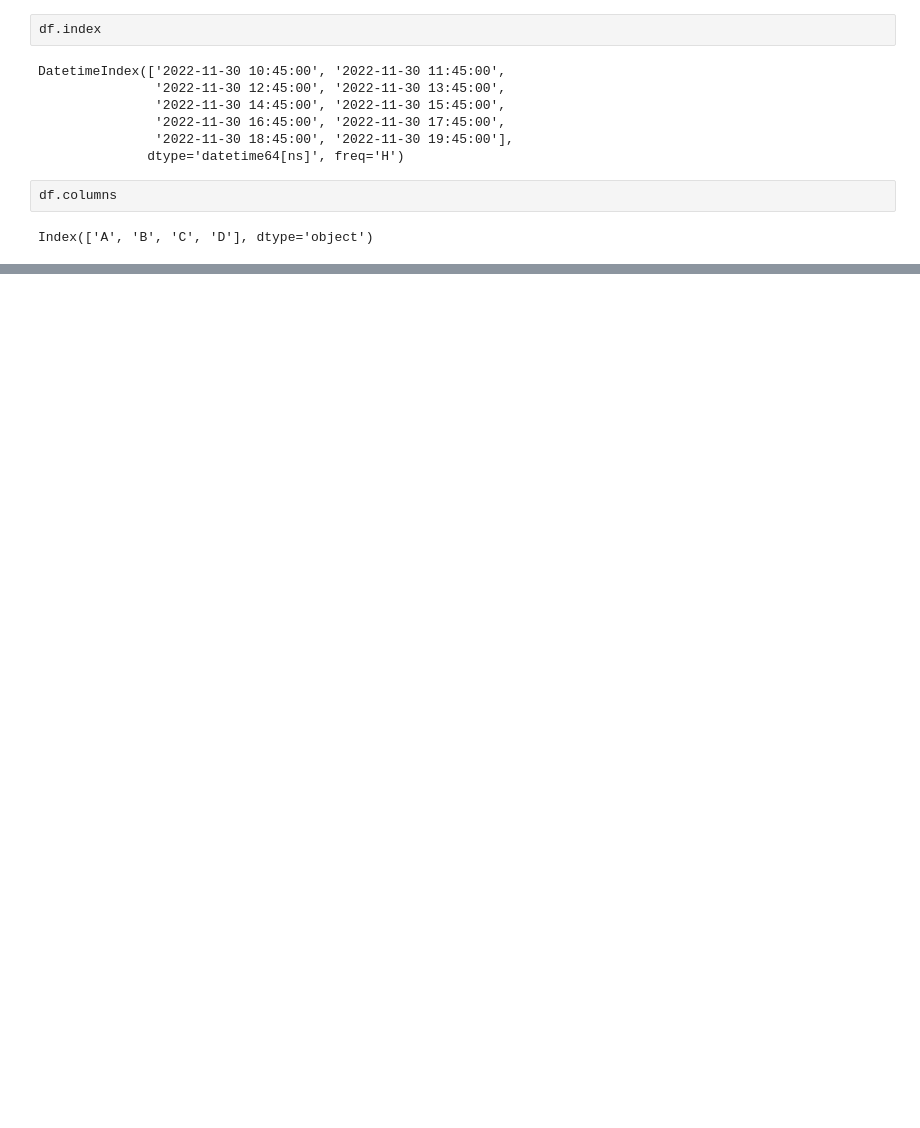
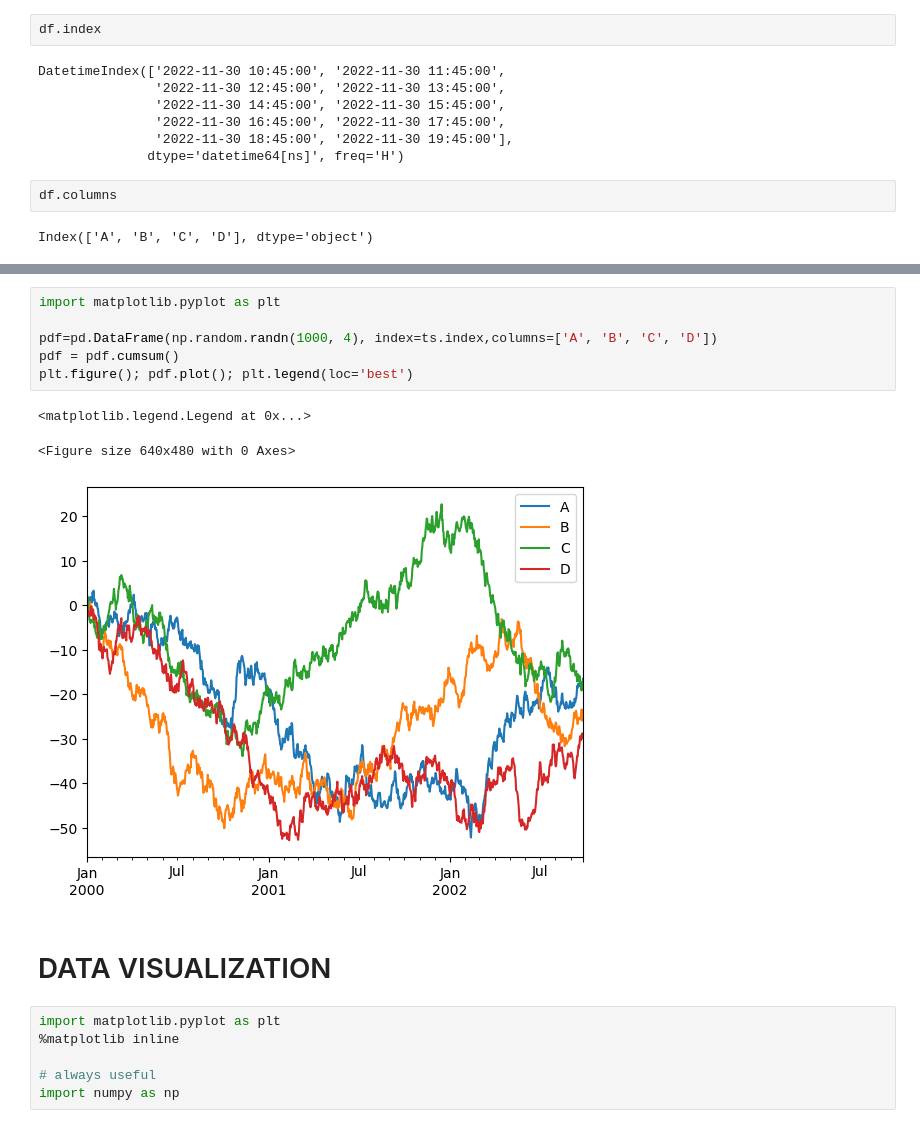
Before and after one commit to marcodallara/LaboratoryOfComputationalPhysics_Y5, a Jupyter notebook: SUMMARY.ipynb, the cells around one changed output, grey strips where cells are left out. Drawn from its saved outputs; the diff is of its cells as text; blank space fills up the shorter version.

```diff
--- a/SUMMARY.ipynb
+++ b/SUMMARY.ipynb
@@ -635,0 +1023,18 @@ df.sort_values(by="C")
+# %%
+import matplotlib.pyplot as plt
+
+pdf=pd.DataFrame(np.random.randn(1000, 4), index=ts.index,columns=['A', 'B', 'C', 'D'])
+pdf = pdf.cumsum()
+plt.figure(); pdf.plot(); plt.legend(loc='best')
+# %% [output]
+<matplotlib.legend.Legend at 0x...>
+<Figure size 640x480 with 0 Axes>
+[figure, added]
+# %% [markdown]
+# DATA VISUALIZATION
+# %%
+import matplotlib.pyplot as plt
+%matplotlib inline
+
+# always useful
+import numpy as np
```
Also changed, not shown: parts of 161 cells of this notebook, 14 other files.
